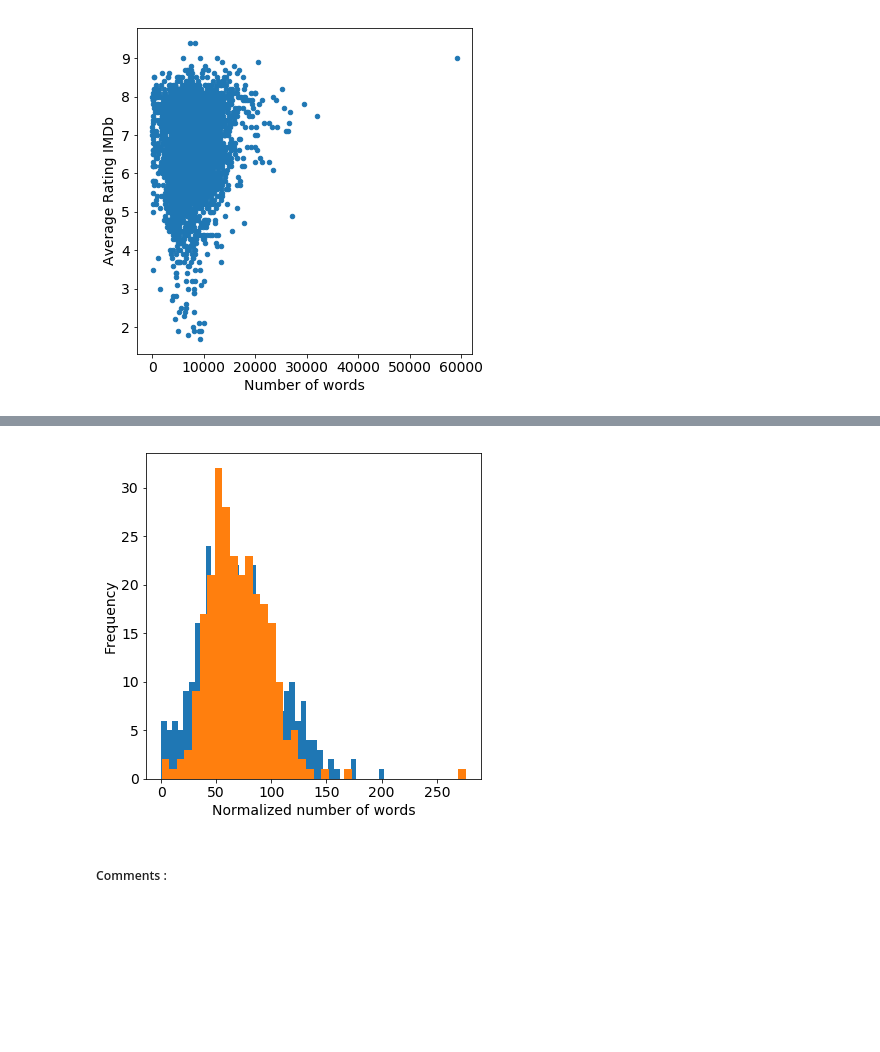
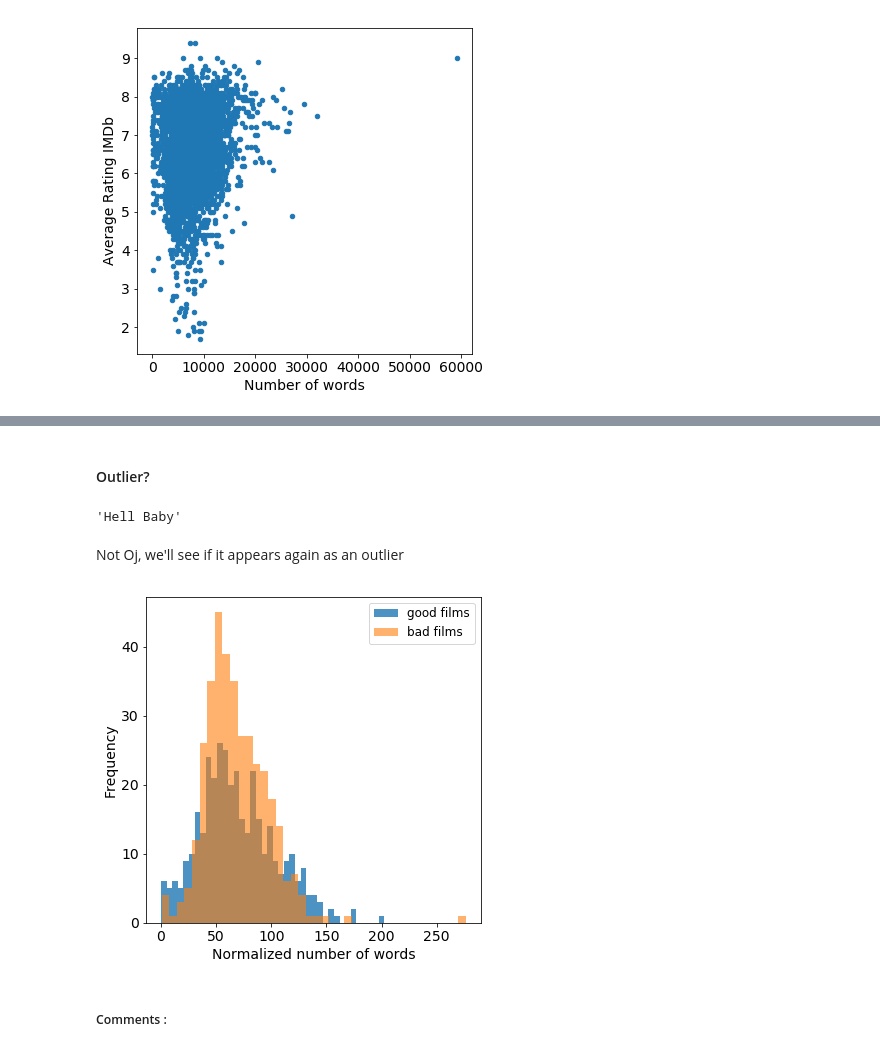
Before and after one commit to Xabitsuki/adamax, a Jupyter notebook: NotebookFinal.ipynb, the cells around one changed output, grey strips where cells are left out. Drawn from its saved outputs; the diff is of its cells as text; code cells hidden in the pictures; blank space fills up the shorter version.

```diff
--- a/NotebookFinal.ipynb
+++ b/NotebookFinal.ipynb
@@ -631,11 +681,21 @@ plt.ylabel('Average Rating IMDb',fontsize=14);
+# %% [markdown]
+#### Outlier?
+# %%
+df_words_ratings_pd.iloc[df_words_ratings_pd["norm_num_words"].idxmax()]["originalTitle"]
+# %% [output]
+'Hell Baby'
+# %% [markdown]
+Not Oj, we'll see if it appears again as an outlier
 # %%
 plt.figure(figsize=(6,6))
-df_words_ratings_pd[df_words_ratings_pd.averageRating >= 8]["norm_num_words"].plot.hist(bins=40,fontsize=14)
-df_words_ratings_pd[df_words_ratings_pd.averageRating <= 5]["norm_num_words"].plot.hist(bins=40,fontsize=14)
+df_words_ratings_pd[df_words_ratings_pd.averageRating >= 8]["norm_num_words"].plot.hist(bins=40,fontsize=14, alpha=0.8,label="good films")
+df_words_ratings_pd[df_words_ratings_pd.averageRating <= 5.2]["norm_num_words"].plot.hist(bins=40,fontsize=14, alpha=0.6, label="bad films")
 plt.xlabel('Normalized number of words',fontsize=14);
 plt.ylabel('Frequency',fontsize=14);
+plt.legend(loc="upper right", fontsize=12)
+plt.show()
 # %% [output]
-[figure, old version]
+[figure, new version]
 # %% [markdown]
 ##### Comments :
 # %% [markdown]
```
Also changed, not shown: parts of 54 cells of this notebook.
